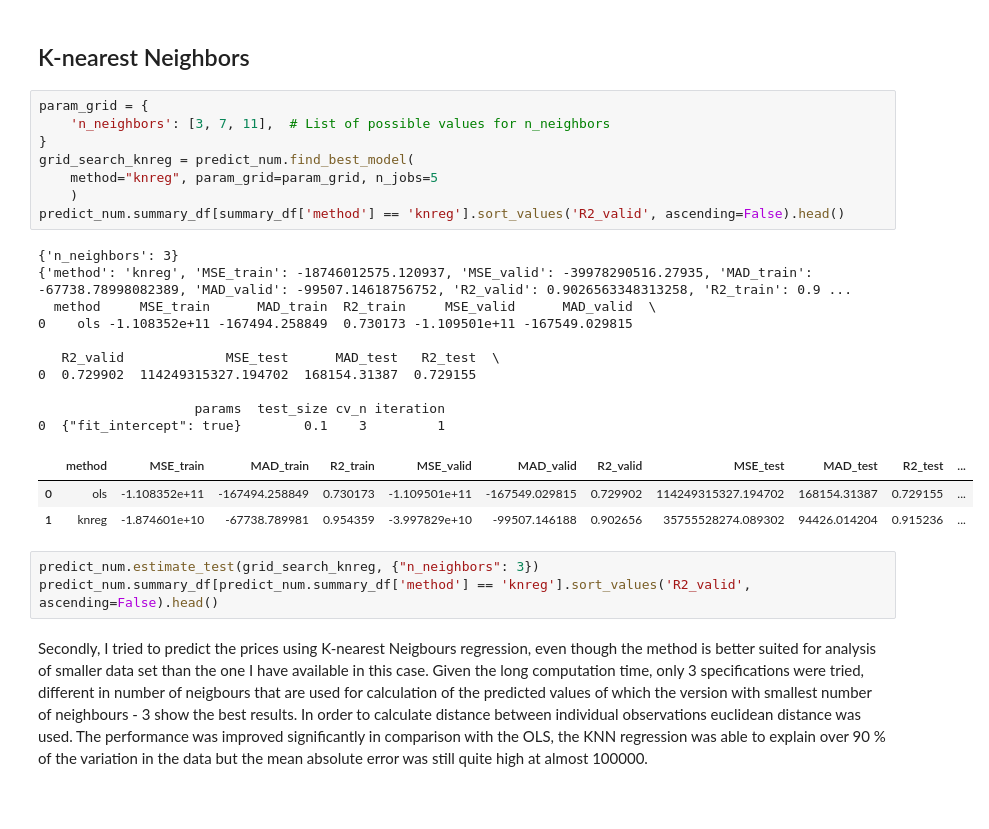
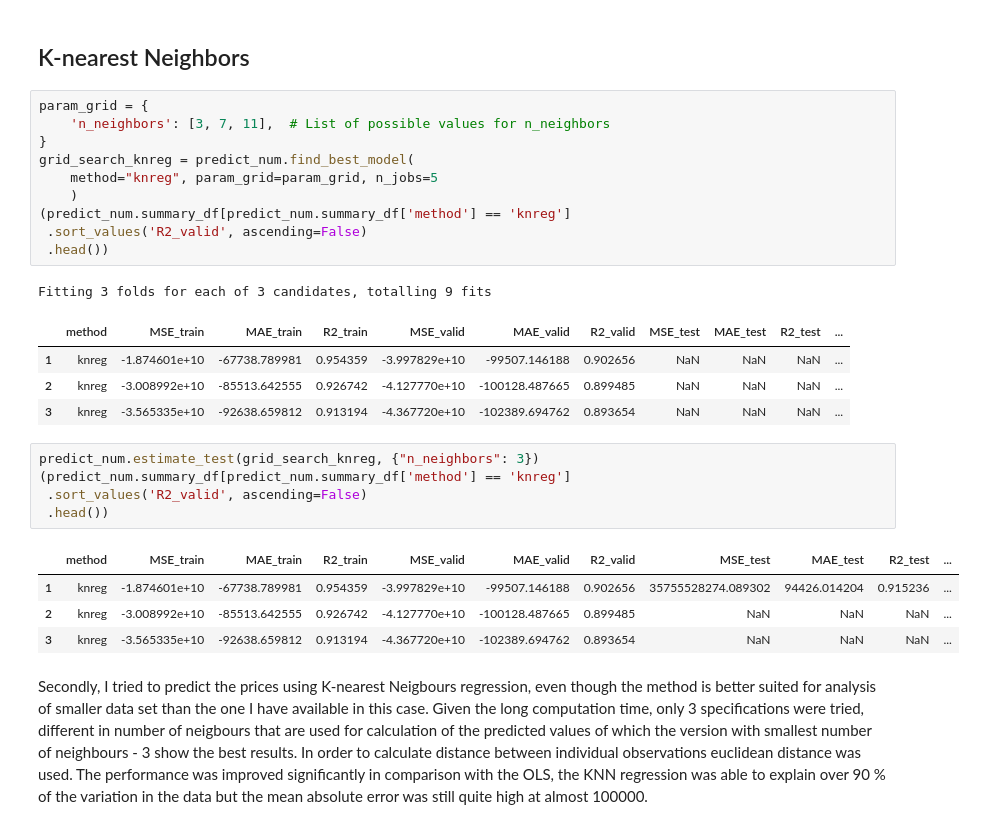
Before and after one commit to honzaz1234/ml_cars, a Jupyter notebook: reports/model_selection.ipynb, the cells around one changed output. Cells and saved outputs as stored; diff of their text form; blank space fills up the shorter version.

```diff
--- a/reports/model_selection.ipynb
+++ b/reports/model_selection.ipynb
@@ -76,28 +82,29 @@ Firstly, I attempted to predict the prices using the OLS. I tested only one mode
 # %%
 param_grid = {
     'n_neighbors': [3, 7, 11],  # List of possible values for n_neighbors
 }
 grid_search_knreg = predict_num.find_best_model(
     method="knreg", param_grid=param_grid, n_jobs=5
     )
-predict_num.summary_df[summary_df['method'] == 'knreg'].sort_values('R2_valid', ascending=False).head()
+(predict_num.summary_df[predict_num.summary_df['method'] == 'knreg']
+ .sort_values('R2_valid', ascending=False)
+ .head())
 # %% [output]
-{'n_neighbors': 3}
-{'method': 'knreg', 'MSE_train': -18746012575.120937, 'MSE_valid': -39978290516.27935, 'MAD_train': -67738.78998082389, 'MAD_valid': -99507.14618756752, 'R2_valid': 0.9026563348313258, 'R2_train': 0.9 ...
-  method     MSE_train      MAD_train  R2_train     MSE_valid      MAD_valid  \
-0    ols -1.108352e+11 -167494.258849  0.730173 -1.109501e+11 -167549.029815
-
-   R2_valid             MSE_test      MAD_test   R2_test  \
-0  0.729902  114249315327.194702  168154.31387  0.729155
-
-                    params  test_size cv_n iteration
-0  {"fit_intercept": true}        0.1    3         1
+Fitting 3 folds for each of 3 candidates, totalling 9 fits
-|  | method | MSE_train | MAD_train | R2_train | MSE_valid | MAD_valid | R2_valid | MSE_test | MAD_test | R2_test | ... |
-| 0 | ols | -1.108352e+11 | -167494.258849 | 0.730173 | -1.109501e+11 | -167549.029815 | 0.729902 | 114249315327.194702 | 168154.31387 | 0.729155 | ... |
-| 1 | knreg | -1.874601e+10 | -67738.789981 | 0.954359 | -3.997829e+10 | -99507.146188 | 0.902656 | 35755528274.089302 | 94426.014204 | 0.915236 | ... |
+|  | method | MSE_train | MAE_train | R2_train | MSE_valid | MAE_valid | R2_valid | MSE_test | MAE_test | R2_test | ... |
+| 1 | knreg | -1.874601e+10 | -67738.789981 | 0.954359 | -3.997829e+10 | -99507.146188 | 0.902656 | NaN | NaN | NaN | ... |
+| 2 | knreg | -3.008992e+10 | -85513.642555 | 0.926742 | -4.127770e+10 | -100128.487665 | 0.899485 | NaN | NaN | NaN | ... |
+| 3 | knreg | -3.565335e+10 | -92638.659812 | 0.913194 | -4.367720e+10 | -102389.694762 | 0.893654 | NaN | NaN | NaN | ... |
 # %%
 predict_num.estimate_test(grid_search_knreg, {"n_neighbors": 3})
-predict_num.summary_df[predict_num.summary_df['method'] == 'knreg'].sort_values('R2_valid', ascending=False).head()
+(predict_num.summary_df[predict_num.summary_df['method'] == 'knreg']
+ .sort_values('R2_valid', ascending=False)
+ .head())
+# %% [output]
+|  | method | MSE_train | MAE_train | R2_train | MSE_valid | MAE_valid | R2_valid | MSE_test | MAE_test | R2_test | ... |
+| 1 | knreg | -1.874601e+10 | -67738.789981 | 0.954359 | -3.997829e+10 | -99507.146188 | 0.902656 | 35755528274.089302 | 94426.014204 | 0.915236 | ... |
+| 2 | knreg | -3.008992e+10 | -85513.642555 | 0.926742 | -4.127770e+10 | -100128.487665 | 0.899485 | NaN | NaN | NaN | ... |
+| 3 | knreg | -3.565335e+10 | -92638.659812 | 0.913194 | -4.367720e+10 | -102389.694762 | 0.893654 | NaN | NaN | NaN | ... |
 # %% [markdown]
 Secondly, I tried to predict the prices using K-nearest Neigbours regression, even though the method is better suited for analysis of smaller data set than the one I have available in this case. Given the long computation time, only 3 specifications were tried, different in number of neigbours that are used for calculation of the predicted values of which the version with smallest number of neighbours - 3 show the best results. In order to calculate distance between individual observations euclidean distance was used. The performance was improved significantly in comparison with the OLS, the KNN regression was able to explain over 90 % of the variation in the data but the mean absolute error was still quite high at almost 100000.
 # %% [markdown]
```
Also changed, not shown: parts of 18 cells of this notebook.
